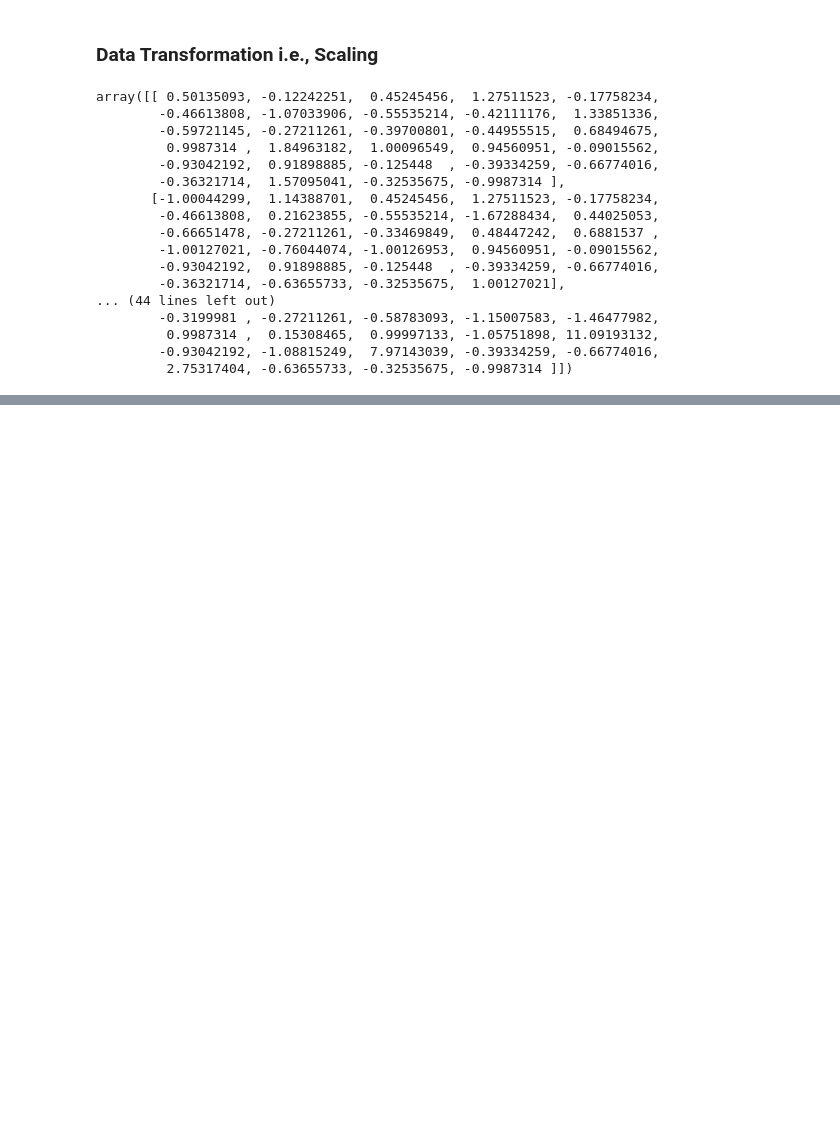
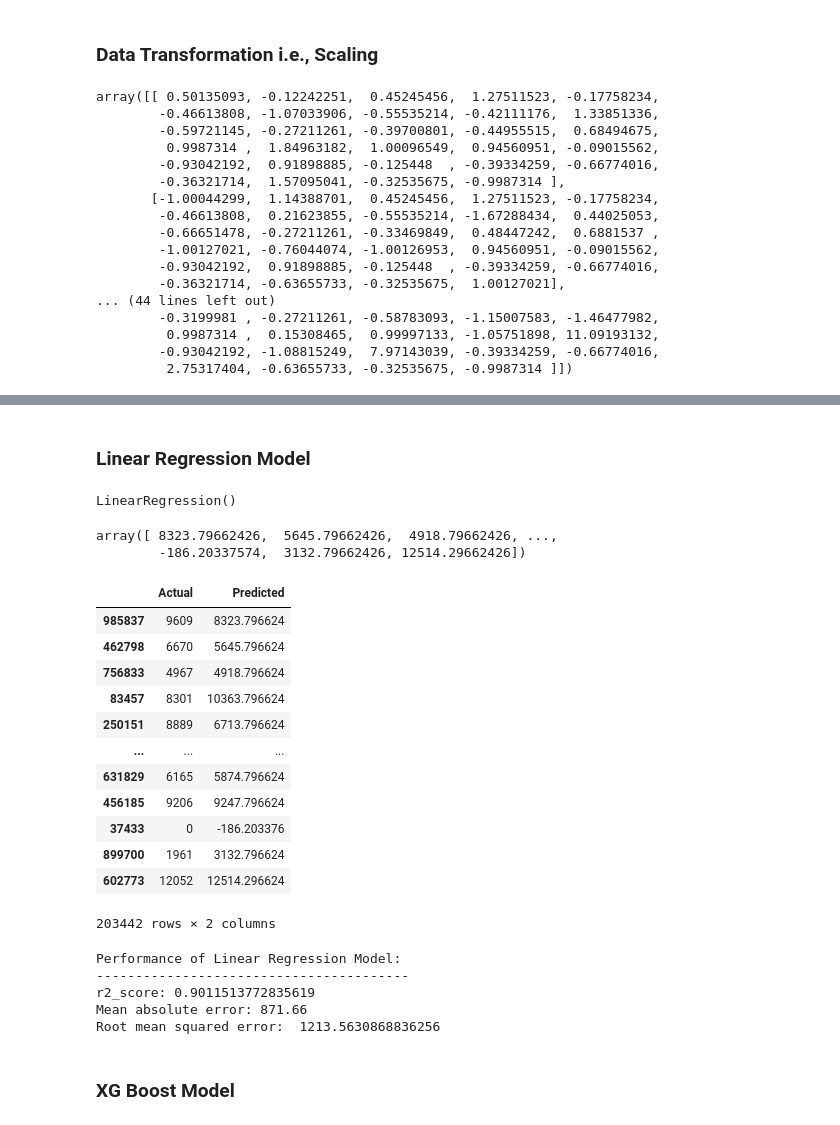
Before and after one commit to tusharsgaidhane/Retail_Sales_Prediction, a Jupyter notebook: Rossmann_Sales_Prediction_Capstone_Project.ipynb, the cells around one changed output, grey strips where cells are left out. Saved outputs shown, nothing was run; the diff lists cells and outputs as text; code cells hidden in the pictures; blank space fills up the shorter version.

```diff
--- a/Rossmann_Sales_Prediction_Capstone_Project.ipynb
+++ b/Rossmann_Sales_Prediction_Capstone_Project.ipynb
@@ -802,0 +815,52 @@ array([[ 0.50135093, -0.12242251,  0.45245456,  1.27511523, -0.17758234,
+# %% [markdown]
+### Linear Regression Model
+# %%
+# Fitting Multiple Linear Regression to the Training set
+regressor = LinearRegression()
+regressor.fit(scaled_x_train, y_train)
+# %% [output]
+LinearRegression()
+# %%
+# Predicting test values:
+y_pred = regressor.predict(scaled_x_test)
+y_pred
+# %% [output]
+array([ 8323.79662426,  5645.79662426,  4918.79662426, ...,
+        -186.20337574,  3132.79662426, 12514.29662426])
+# %%
+# After building the model we are comparing the actual and the predicted values in this code:
+
+data = pd.DataFrame({'Actual':y_test, 'Predicted':y_pred})
+data
+# %% [output]
+|  | Actual | Predicted |
+| 985837 | 9609 | 8323.796624 |
+| 462798 | 6670 | 5645.796624 |
+| 756833 | 4967 | 4918.796624 |
+| 83457 | 8301 | 10363.796624 |
+| 250151 | 8889 | 6713.796624 |
+| ... | ... | ... |
+| 631829 | 6165 | 5874.796624 |
+| 456185 | 9206 | 9247.796624 |
+| 37433 | 0 | -186.203376 |
+| 899700 | 1961 | 3132.796624 |
+| 602773 | 12052 | 12514.296624 |
+203442 rows × 2 columns
+# %%
+# Performance of the model
+r2s_1 = r2(y_test,y_pred)
+mae1 = mae(y_test,y_pred)
+rmse1 = math.sqrt(mse(y_test,y_pred))
+print('Performance of Linear Regression Model:')
+print('-'*40)
+print('r2_score:',r2s_1)
+print('Mean absolute error: %.2f' % mae1)
+print('Root mean squared error: ', rmse1)
+# %% [output]
+Performance of Linear Regression Model:
+----------------------------------------
+r2_score: 0.9011513772835619
+Mean absolute error: 871.66
+Root mean squared error:  1213.5630868836256
+# %% [markdown]
+### XG Boost Model
```
Also changed, not shown: parts of 17 cells of this notebook.
